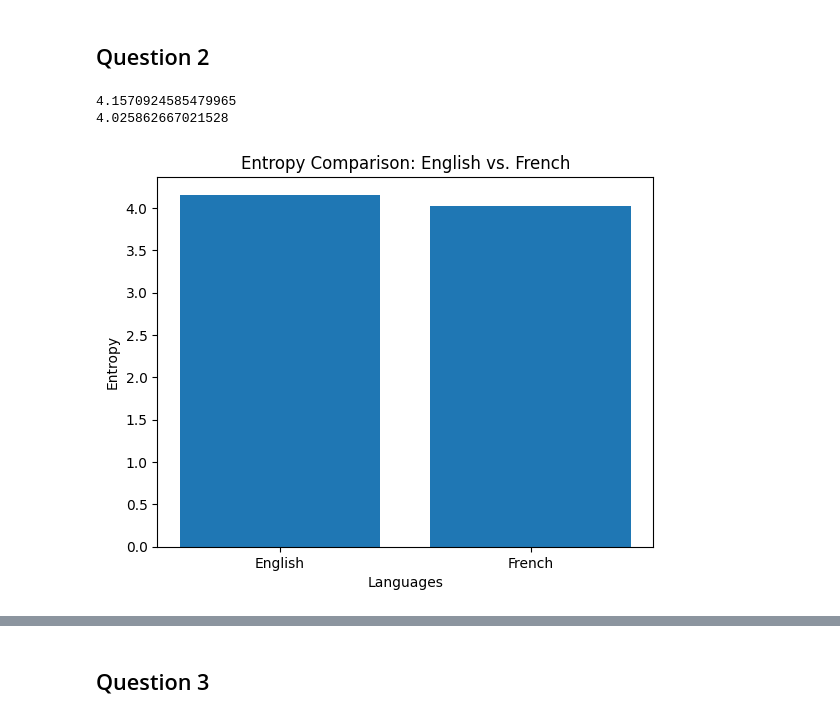
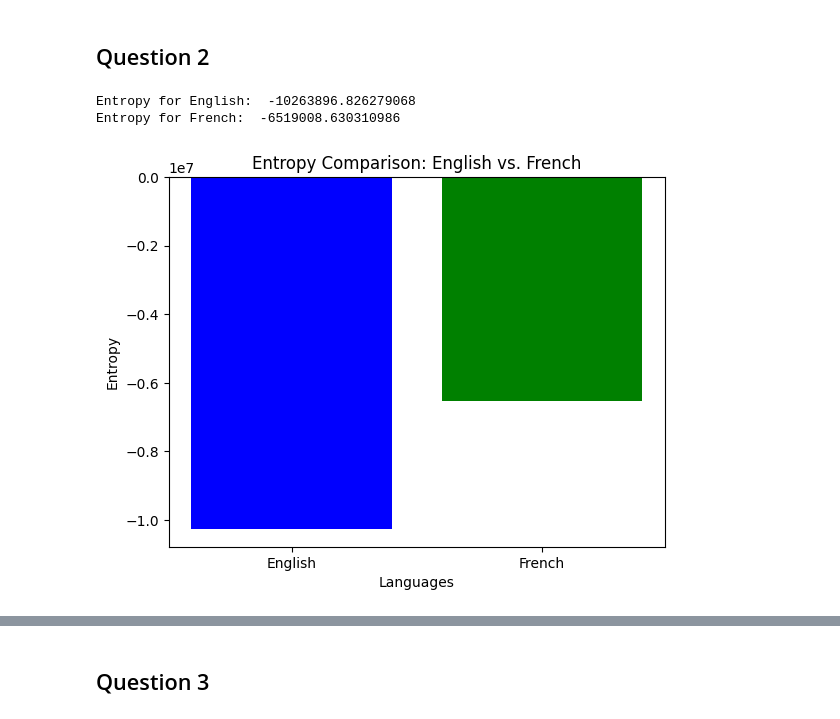
Before and after one commit to adhilcodes/DTTE_projects, a Jupyter notebook: DTTE_assignment_2.ipynb, the cells around one changed output, grey strips where cells are left out. Saved outputs shown, nothing was run; the diff lists cells and outputs as text; code cells hidden in the pictures.

```diff
--- a/DTTE_assignment_2.ipynb
+++ b/DTTE_assignment_2.ipynb
@@ -855,9 +942,8 @@ def calculate_entropy(text):
   entropy = 0
 
   for elem in char_count:
-    prob = char_count[elem] / total_len
-    if prob>0:
-      entropy -= prob * math.log2(prob)
+    prob = char_count[elem] * math.log2(total_len)
+    entropy -= prob * math.log2(prob)
 
   return entropy
 # %%
@@ -884,21 +970,21 @@ fr = text_cleaning(fr)
 eng_entropy = calculate_entropy(eng)
 fr_entropy = calculate_entropy(fr)
 
-print(eng_entropy)
-print(fr_entropy)
+print("Entropy for English: ", eng_entropy)
+print("Entropy for French: ", fr_entropy)
 # %% [output]
-4.1570924585479965
-4.025862667021528
+Entropy for English:  -10263896.826279068
+Entropy for French:  -6519008.630310986
 # %%
 # Comparing entropy values
 
 languages = ['English', 'French']
 entropy_values = [eng_entropy, fr_entropy]
 
-plt.bar(languages, entropy_values)
+plt.bar(languages, entropy_values, color=['b', 'g'])
 plt.xlabel('Languages')
 plt.ylabel('Entropy')
 plt.title('Entropy Comparison: English vs. French')
 plt.show()
 # %% [output]
-[figure, old version]
+[figure, new version]
```
Also changed, not shown: parts of 36 cells of this notebook.
